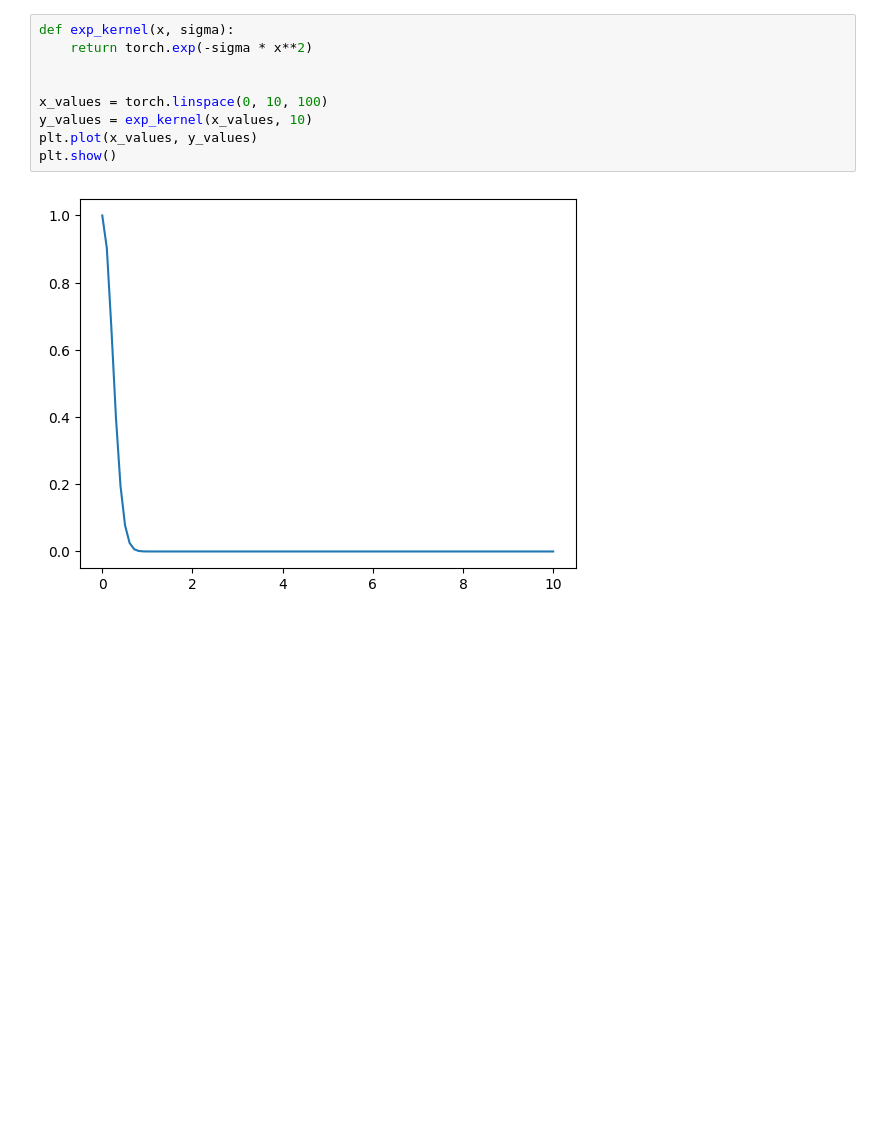
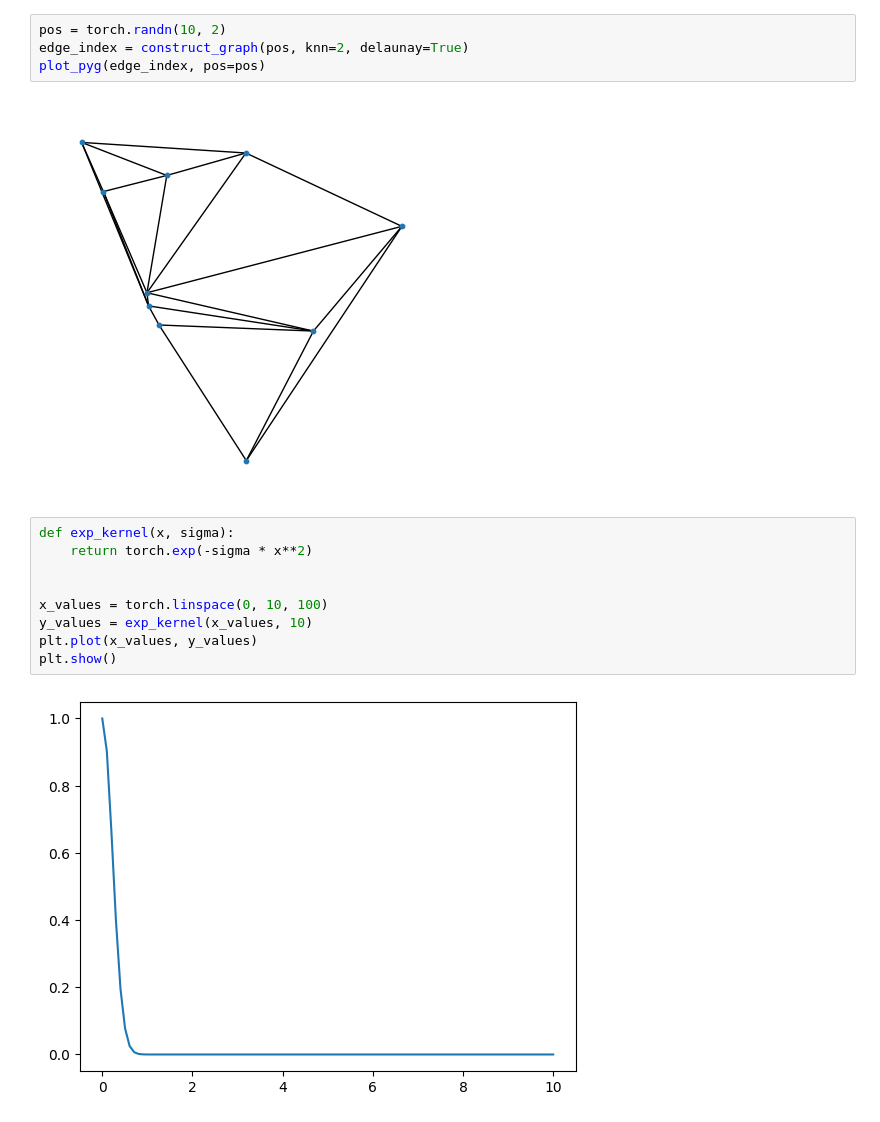
Before and after one commit to dschaub95/spatialnca, a Jupyter notebook: notebooks/experiment-real.ipynb, the cells around one changed output. Drawn from its saved outputs; the diff is of its cells as text; blank space fills up the shorter version.

```diff
--- a/notebooks/experiment-real.ipynb
+++ b/notebooks/experiment-real.ipynb
@@ -21,3 +32,9 @@ from spatialnca.config import Config
+# %%
+pos = torch.randn(10, 2)
+edge_index = construct_graph(pos, knn=2, delaunay=True)
+plot_pyg(edge_index, pos=pos)
+# %% [output]
+[figure, added]
 # %%
 def exp_kernel(x, sigma):
     return torch.exp(-sigma * x**2)
```
Also changed, not shown: parts of 7 cells of this notebook, 4 other files.
